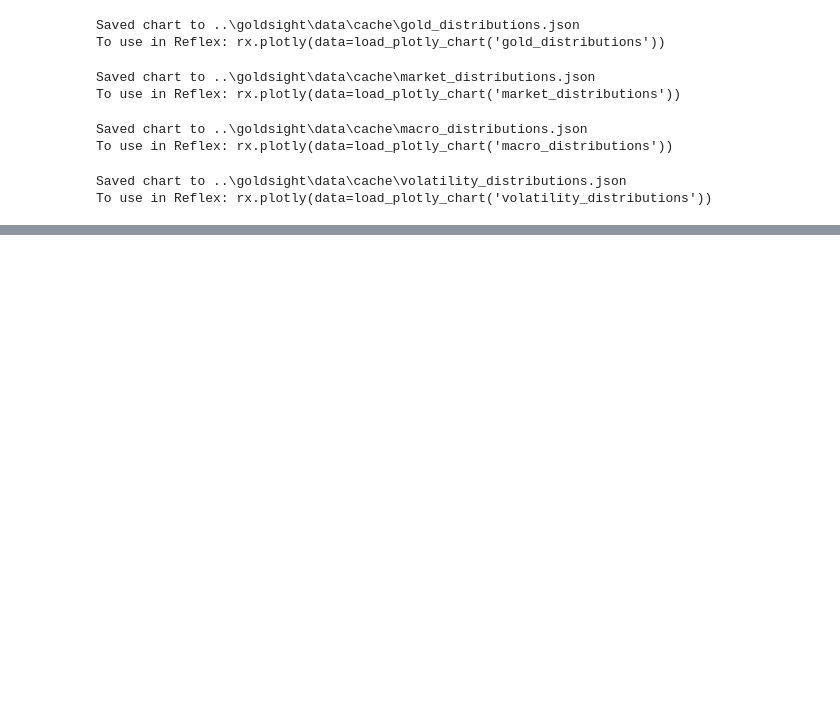
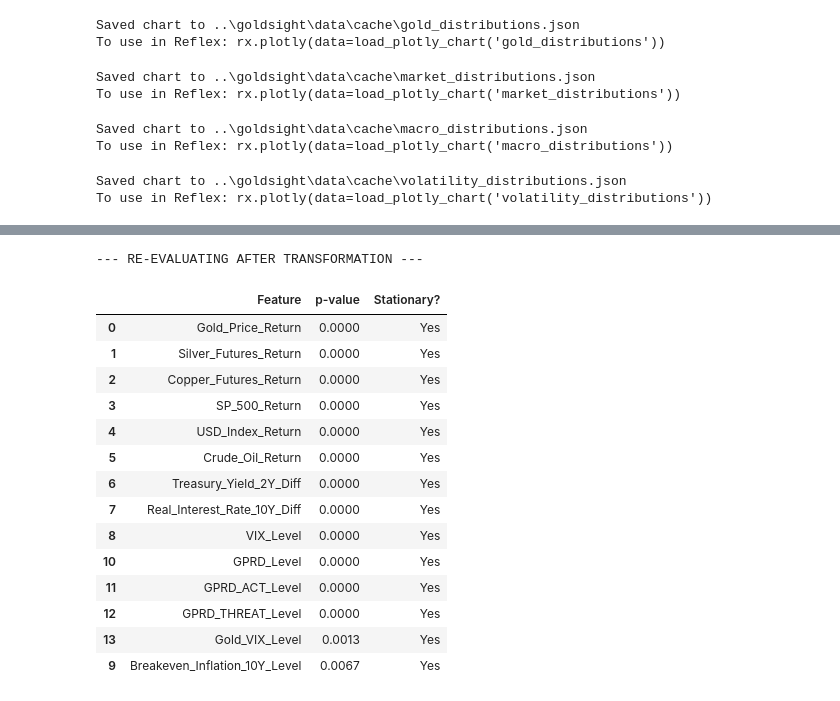
Before and after one commit to HuyPham171-hub/gold-price-prediction, a Jupyter notebook: notebooks/explore.ipynb, the cells around one changed output, grey strips where cells are left out. Drawn from its saved outputs; the diff is of its cells as text; code cells hidden in the pictures; blank space fills up the shorter version.

```diff
--- a/notebooks/explore.ipynb
+++ b/notebooks/explore.ipynb
@@ -1508,0 +1595,50 @@ To use in Reflex: rx.plotly(data=load_plotly_chart('volatility_distributions'))
+# %%
+df_transformed = pd.DataFrame(index=df_aligned.index)
+
+# 1. LOG RETURNS for price series / indices (I(1))
+price_log_ret_cols = ['Gold_Price', 'Silver_Futures', 'Copper_Futures', 'SP_500', 'USD_Index', 'Crude_Oil']
+for col in price_log_ret_cols:
+    df_transformed[f'{col}_Return'] = np.log(df_aligned[col] / df_aligned[col].shift(1))
+
+# 2. FIRST-DIFFERENCE for bond yields (I(1))
+# Removed Treasury_Yield_10Y to avoid multicollinearity with Real_Interest_Rate_10Y
+rates_diff_cols = ['Treasury_Yield_2Y', 'Real_Interest_Rate_10Y']
+for col in rates_diff_cols:
+    df_transformed[f'{col}_Diff'] = df_aligned[col].diff()
+
+# 3. LEVELS for stationary variables (I(0))
+df_transformed['VIX_Level'] = np.log(df_aligned['VIX'])
+df_transformed['Breakeven_Inflation_10Y_Level'] = df_aligned['Breakeven_Inflation_10Y']
+
+# Keep GPR Levels as-is (As they are already static shocks)
+if 'GPRD' in df_aligned.columns:
+    df_transformed['GPRD_Level'] = df_aligned['GPRD']
+    df_transformed['GPRD_ACT_Level'] = df_aligned['GPRD_ACT']
+    df_transformed['GPRD_THREAT_Level'] = df_aligned['GPRD_THREAT']
+
+# Handle Gold_VIX separately (Depending on 2003 vs 2008 scenario choice)
+if 'Gold_VIX' in df_aligned.columns:
+    df_transformed['Gold_VIX_Level'] = np.log(df_aligned['Gold_VIX'])
+
+# 4. Drop the first row (NaN)
+df_transformed = df_transformed.dropna()
+
+print("--- RE-EVALUATING AFTER TRANSFORMATION ---")
+display(check_stationarity(df_transformed))
+# %% [output]
+--- RE-EVALUATING AFTER TRANSFORMATION ---
+|  | Feature | p-value | Stationary? |
+| 0 | Gold_Price_Return | 0.0000 | Yes |
+| 1 | Silver_Futures_Return | 0.0000 | Yes |
+| 2 | Copper_Futures_Return | 0.0000 | Yes |
+| 3 | SP_500_Return | 0.0000 | Yes |
+| 4 | USD_Index_Return | 0.0000 | Yes |
+| 5 | Crude_Oil_Return | 0.0000 | Yes |
+| 6 | Treasury_Yield_2Y_Diff | 0.0000 | Yes |
+| 7 | Real_Interest_Rate_10Y_Diff | 0.0000 | Yes |
+| 8 | VIX_Level | 0.0000 | Yes |
+| 10 | GPRD_Level | 0.0000 | Yes |
+| 11 | GPRD_ACT_Level | 0.0000 | Yes |
+| 12 | GPRD_THREAT_Level | 0.0000 | Yes |
+| 13 | Gold_VIX_Level | 0.0013 | Yes |
+| 9 | Breakeven_Inflation_10Y_Level | 0.0067 | Yes |
```
Also changed, not shown: parts of 8 cells of this notebook.
